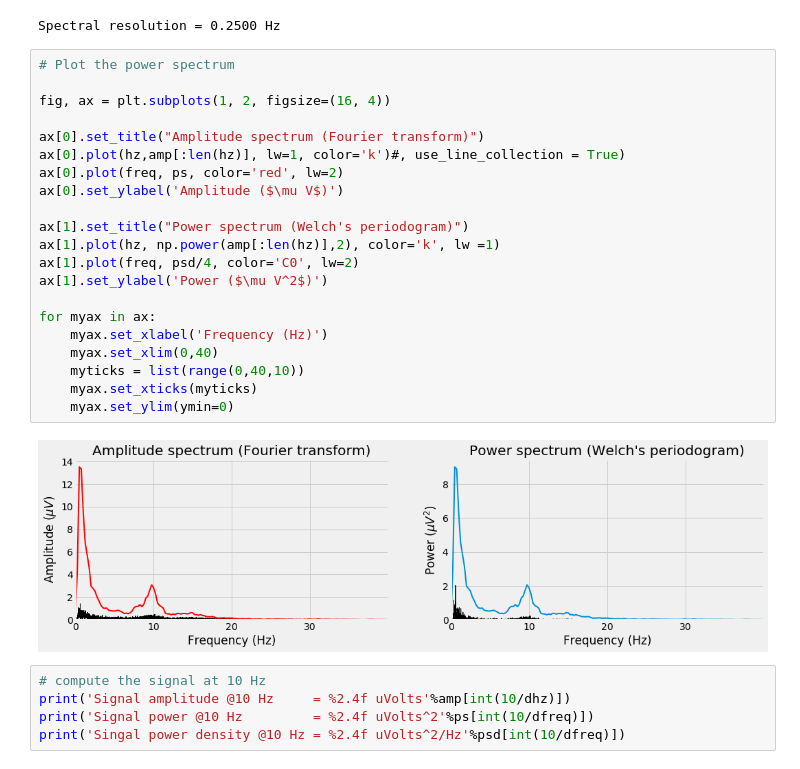
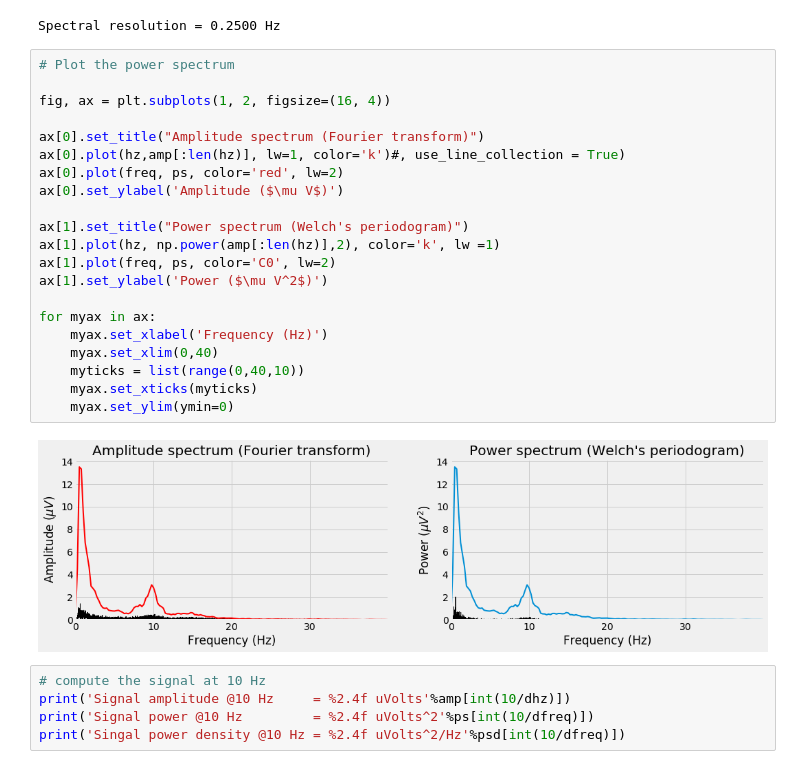
Before and after one commit to OrielBanne/myIPythonNotebooks, a Jupyter notebook: SignalProcessing/EEG Spectrogram.ipynb, the cells around one changed output. Saved outputs shown, nothing was run; the diff lists cells and outputs as text.

```diff
--- a/SignalProcessing/EEG Spectrogram.ipynb
+++ b/SignalProcessing/EEG Spectrogram.ipynb
@@ -80,26 +82,26 @@ Spectral resolution = 0.2500 Hz
 # %%
 # Plot the power spectrum
 
 fig, ax = plt.subplots(1, 2, figsize=(16, 4))
 
 ax[0].set_title("Amplitude spectrum (Fourier transform)")
 ax[0].plot(hz,amp[:len(hz)], lw=1, color='k')#, use_line_collection = True)
 ax[0].plot(freq, ps, color='red', lw=2)
 ax[0].set_ylabel('Amplitude ($\mu V$)')
 
 ax[1].set_title("Power spectrum (Welch's periodogram)")
 ax[1].plot(hz, np.power(amp[:len(hz)],2), color='k', lw =1)
-ax[1].plot(freq, psd/4, color='C0', lw=2)
+ax[1].plot(freq, ps, color='C0', lw=2)
 ax[1].set_ylabel('Power ($\mu V^2$)')
 
 for myax in ax:
     myax.set_xlabel('Frequency (Hz)')
     myax.set_xlim(0,40)
     myticks = list(range(0,40,10))
     myax.set_xticks(myticks)
     myax.set_ylim(ymin=0)
 # %% [output]
-[figure, old version]
+[figure, new version]
 # %%
 # compute the signal at 10 Hz
 print('Signal amplitude @10 Hz     = %2.4f uVolts'%amp[int(10/dhz)])
```
Also changed, not shown: parts of 14 cells of this notebook, 5 other files.
